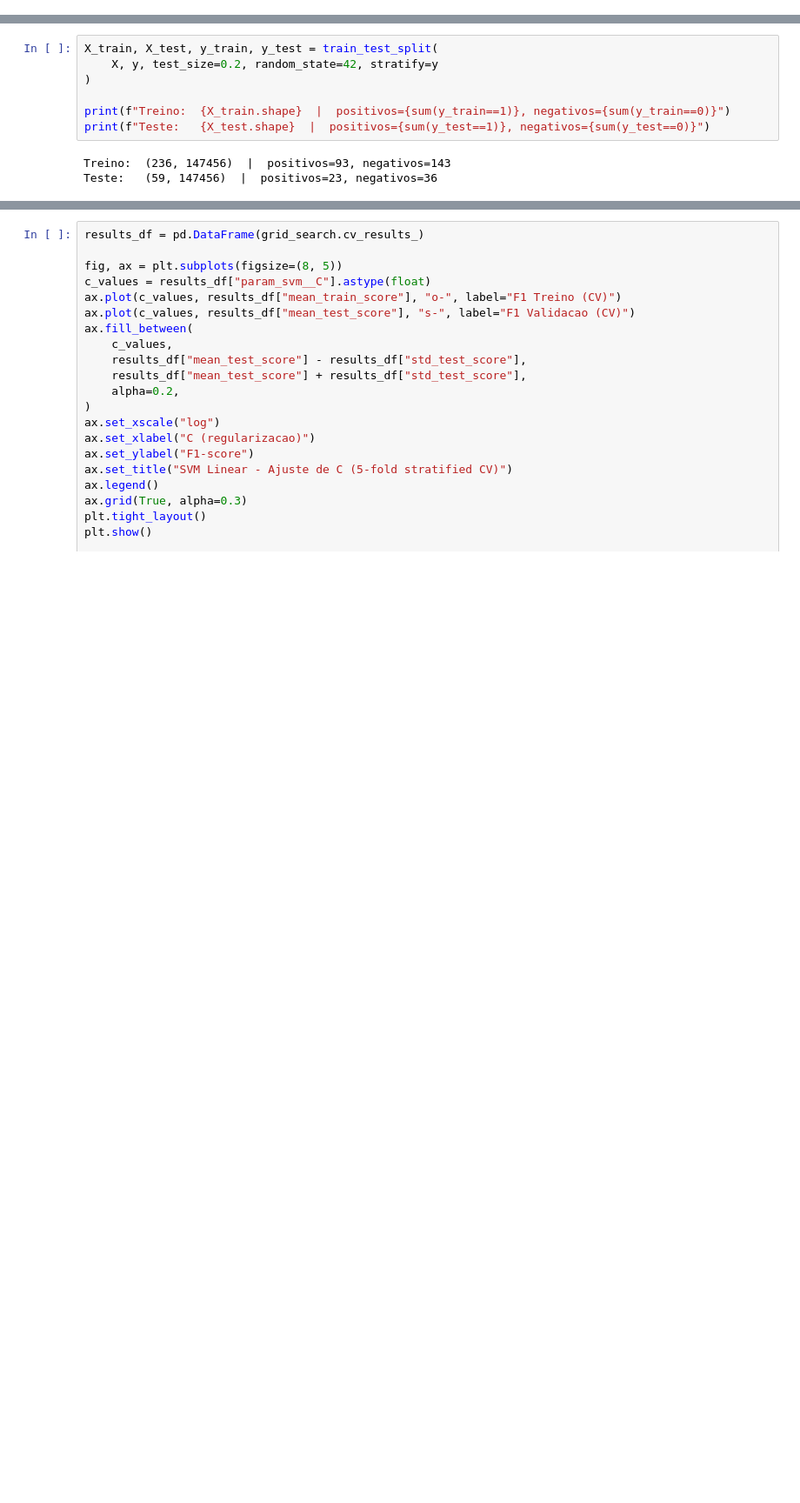
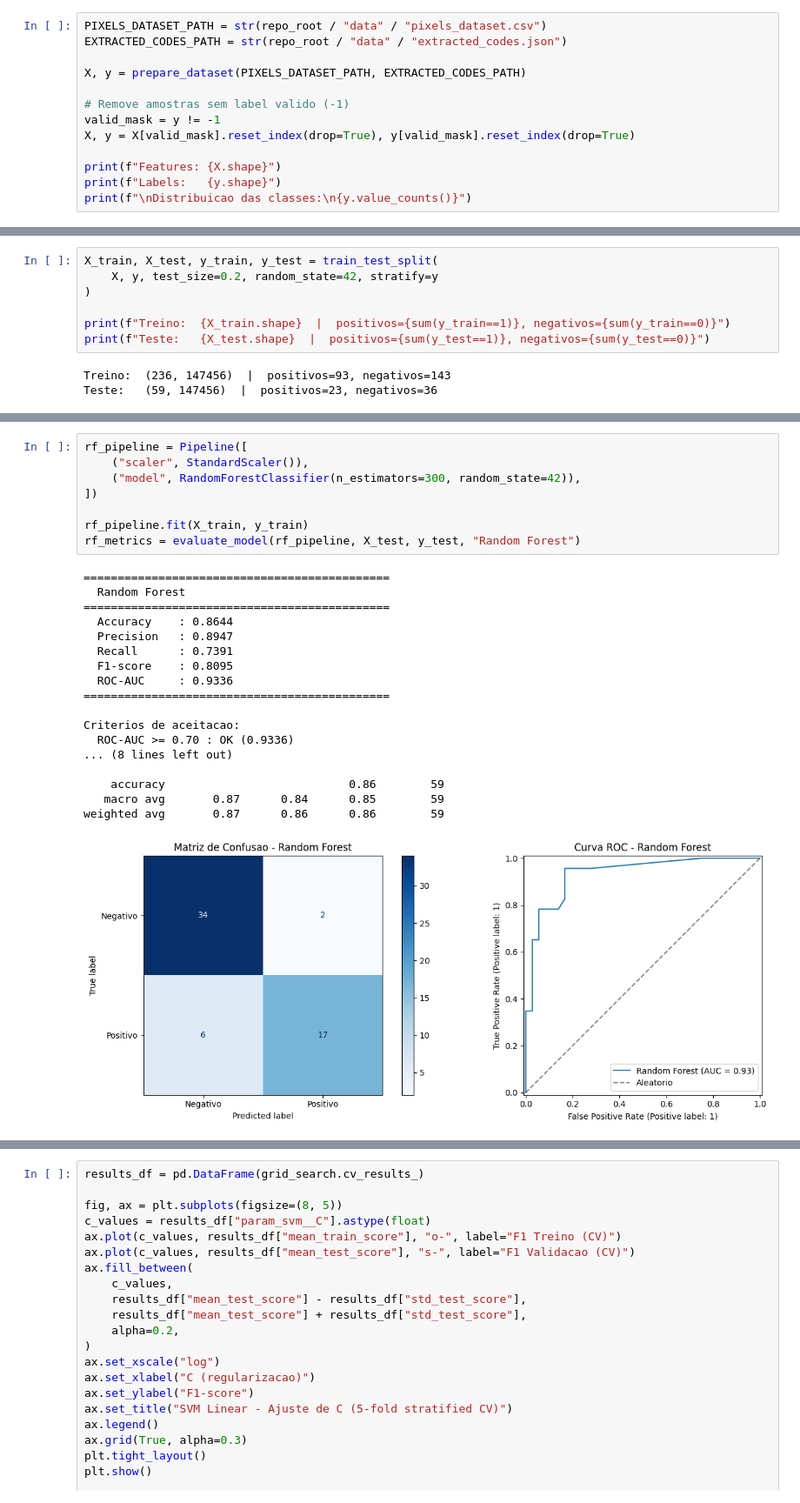
Before and after one commit to pedroauler12/SpectraAI, a Jupyter notebook: artefatos/a02_baseline_classico/a02_baseline_classico.ipynb, the cells around one changed output, grey strips where cells are left out. Shown at 87% size. Cells and saved outputs as stored; diff of their text form; blank space fills up the shorter version.

```diff
--- a/artefatos/a02_baseline_classico/a02_baseline_classico.ipynb
+++ b/artefatos/a02_baseline_classico/a02_baseline_classico.ipynb
@@ -385,0 +62,13 @@ Name: count, dtype: int64
+# %%
+PIXELS_DATASET_PATH = str(repo_root / "data" / "pixels_dataset.csv")
+EXTRACTED_CODES_PATH = str(repo_root / "data" / "extracted_codes.json")
+
+X, y = prepare_dataset(PIXELS_DATASET_PATH, EXTRACTED_CODES_PATH)
+
+# Remove amostras sem label valido (-1)
+valid_mask = y != -1
+X, y = X[valid_mask].reset_index(drop=True), y[valid_mask].reset_index(drop=True)
+
+print(f"Features: {X.shape}")
+print(f"Labels:   {y.shape}")
+print(f"\nDistribuicao das classes:\n{y.value_counts()}")
@@ -403,0 +175,27 @@ Construimos um pipeline `StandardScaler` + `SVC(kernel='linear')` e testamos dif
+# %%
+rf_pipeline = Pipeline([
+    ("scaler", StandardScaler()),
+    ("model", RandomForestClassifier(n_estimators=300, random_state=42)),
+])
+
+rf_pipeline.fit(X_train, y_train)
+rf_metrics = evaluate_model(rf_pipeline, X_test, y_test, "Random Forest")
+# %% [output]
+=============================================
+  Random Forest
+=============================================
+  Accuracy    : 0.8644
+  Precision   : 0.8947
+  Recall      : 0.7391
+  F1-score    : 0.8095
+  ROC-AUC     : 0.9336
+=============================================
+
+Criterios de aceitacao:
+  ROC-AUC >= 0.70 : OK (0.9336)
+... (8 lines left out)
+
+    accuracy                           0.86        59
+   macro avg       0.87      0.84      0.85        59
+weighted avg       0.87      0.86      0.86        59
+[figure, added]
```
Also changed, not shown: parts of 52 cells of this notebook.
